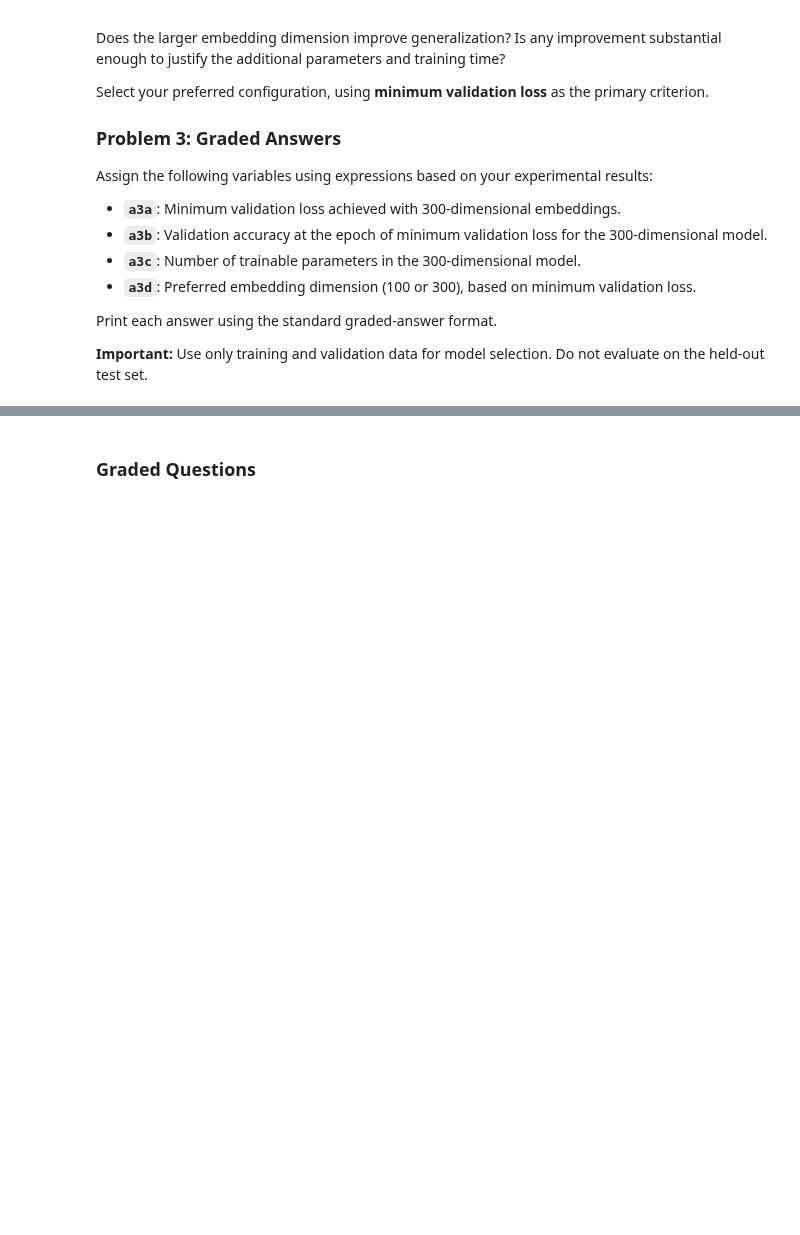
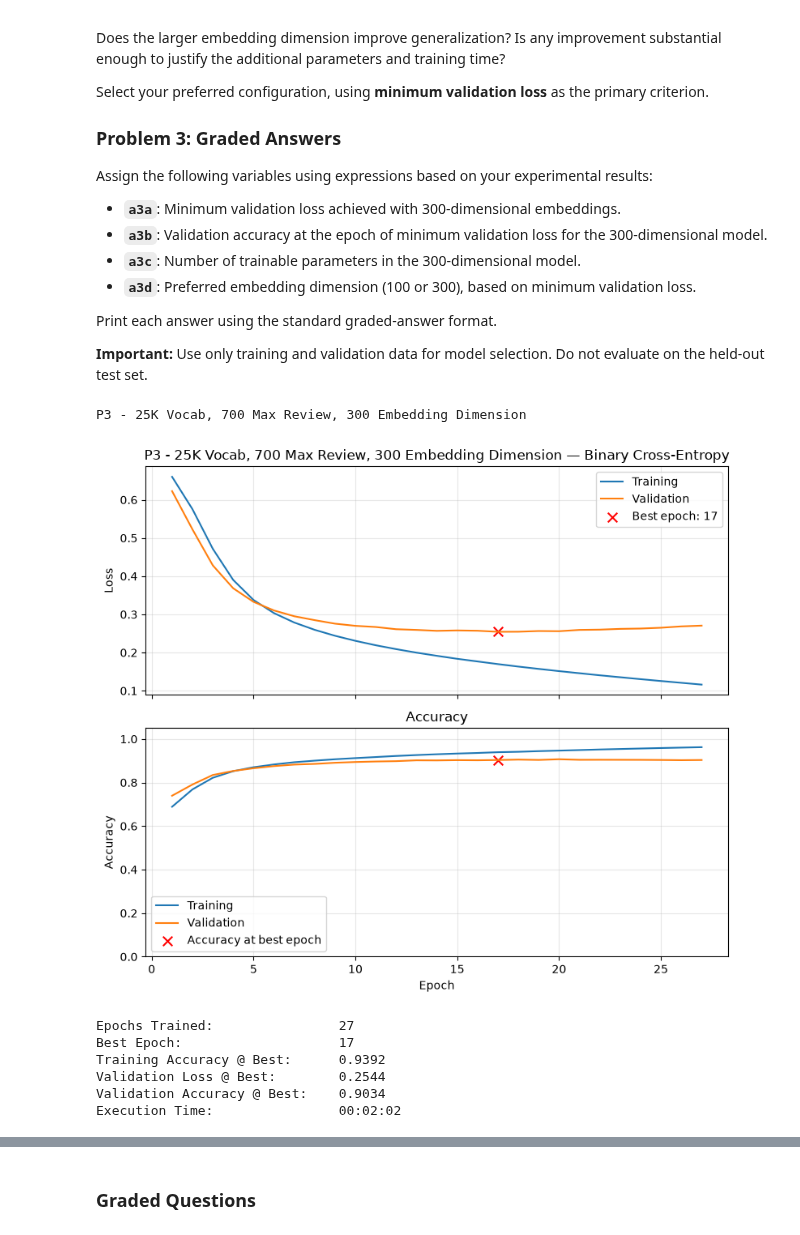
Before and after one commit to aidandig/DX703-HW, a Jupyter notebook: Homework_07.ipynb, the cells around one changed output, grey strips where cells are left out. Cells and saved outputs as stored; diff of their text form; code cells hidden in the pictures; blank space fills up the shorter version.

```diff
--- a/Homework_07.ipynb
+++ b/Homework_07.ipynb
@@ -608,7 +608,7 @@ The code also reports **GloVe coverage**: the percentage of vocabulary words for
 # Build GloVe embedding matrix
 # ============================================================
 
-embedding_dimension = 100                 # <-----
+embedding_dimension = 300                 # <-----
 
 word_index = imdb.get_word_index()
 
@@ -1366,4 +1366,37 @@ Print each answer using the standard graded-answer format.
 
 **Important:** Use only training and validation data for model selection. Do not evaluate on the held-out test set.
 # %%
-# Your code here; add as many cells as you wish
+model_p2_25k_vocab_700_max_length = Sequential([
+    Input(shape=(700,), dtype="int32"),
+
+    Embedding(
+        input_dim=25000,
+        output_dim=300,
+        weights=[embedding_matrix],
+        mask_zero=True,          # Exclude padding from pooling
+        trainable=True           # Unfreeze pretrained embeddings
+    ),
+
+    GlobalAveragePooling1D(),    # Average word embeddings
+    Dense(64, activation='relu'),
+
+    Dense(1, activation="sigmoid")
+])
+
+frozen_results = train_and_validate(
+    model_p2_25k_vocab_700_max_length,
+    X_train, y_train,
+    X_val, y_val,
+    epochs = 100,
+    lr_schedule=1e-4,
+    title="P3 - 25K Vocab, 700 Max Review, 300 Embedding Dimension"
+)
+# %% [output]
+P3 - 25K Vocab, 700 Max Review, 300 Embedding Dimension
+[figure, added]
+Epochs Trained:                27
+Best Epoch:                    17
+Training Accuracy @ Best:      0.9392
+Validation Loss @ Best:        0.2544
+Validation Accuracy @ Best:    0.9034
+Execution Time:                00:02:02
```
Also changed, not shown: parts of 10 cells of this notebook.
